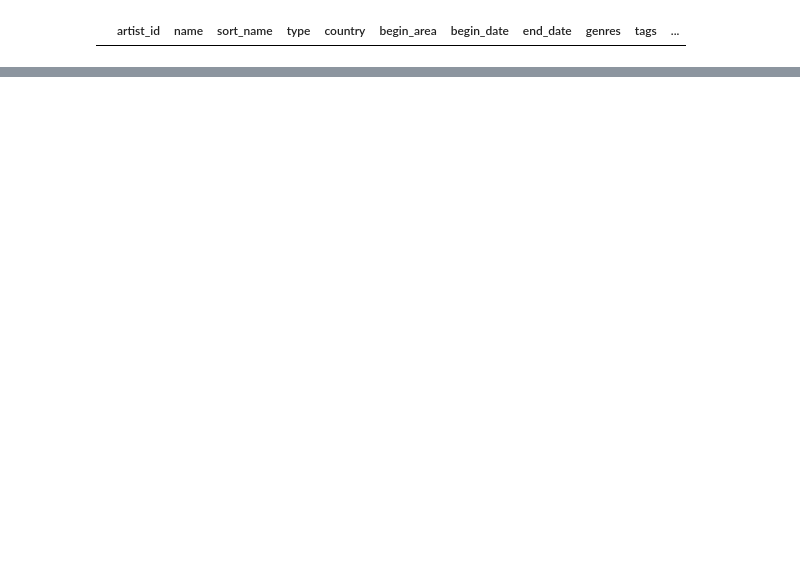
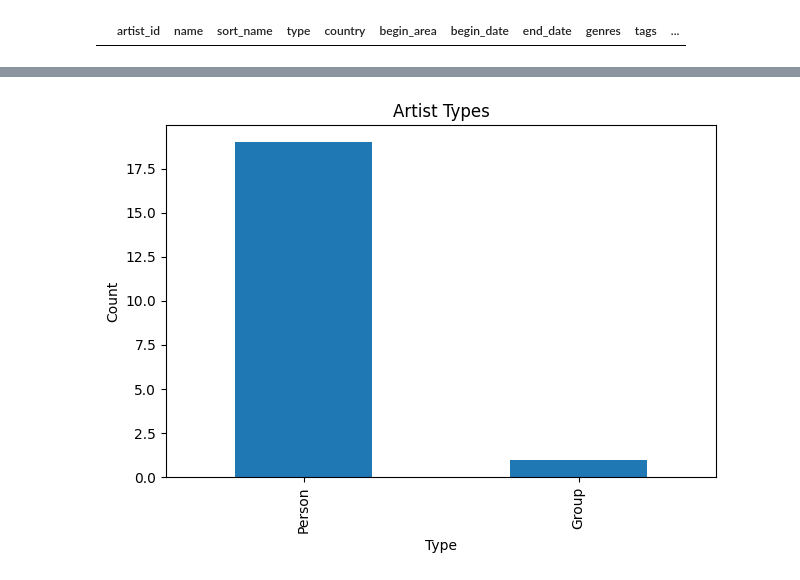
Before and after one commit to JuanDavidDazaR/workshop_2_etl_process_using_airflow, a Jupyter notebook: notebooks/004_eda_api.ipynb, the cells around one changed output, grey strips where cells are left out. Cells and saved outputs as stored; diff of their text form; code cells hidden in the pictures; blank space fills up the shorter version.

```diff
--- a/notebooks/004_eda_api.ipynb
+++ b/notebooks/004_eda_api.ipynb
@@ -134,6 +167,5 @@ array(['2025-04-10T06:13:44.523839', '2025-04-10T06:15:05.160518',
 # %%
 df['timestamp'] = pd.to_datetime(df['timestamp'])
-df['begin_date'] = pd.to_datetime(df['begin_date'], format='%Y-%m-%d')
 df['end_date'] = pd.to_datetime(df['end_date'], format='%Y-%m-%d')
 # %%
 df.dtypes
@@ -153,0 +192,8 @@ dtype: object
+# %%
+df['type'].value_counts().plot(kind='bar', title='Artist Types')
+plt.xlabel('Type')
+plt.ylabel('Count')
+plt.tight_layout()
+plt.show()
+# %% [output]
+[figure, added]
```
Also changed, not shown: parts of 22 cells of this notebook, 10 other files.
